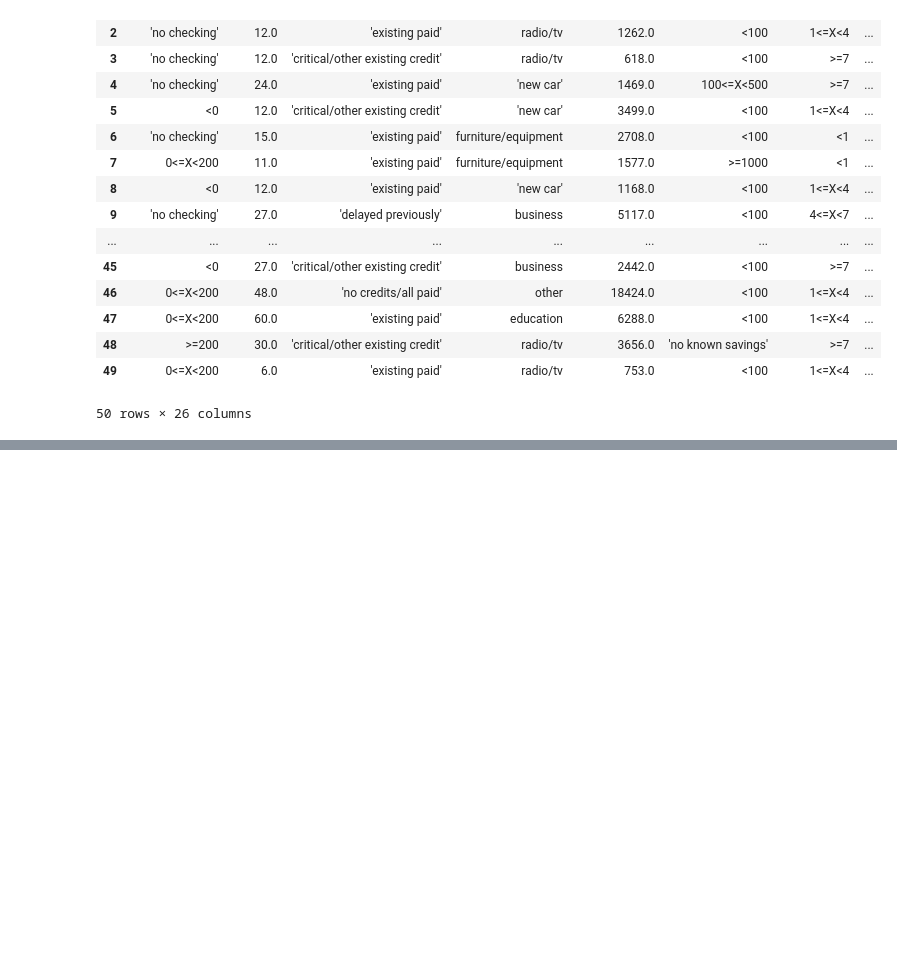
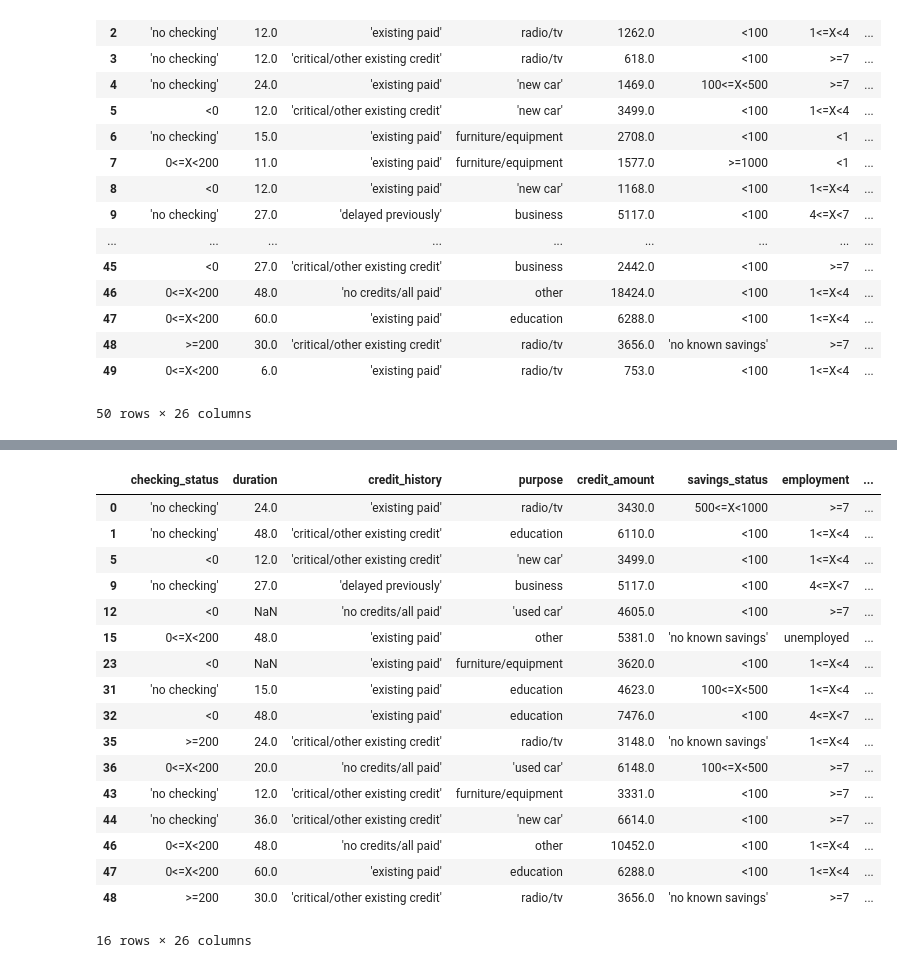
Before and after one commit to ifmm87/data-science-degree, a Jupyter notebook: Mineria de datos/Material/Semana1 MCDv2/Practica Prep Datos V2/Práctica Prep Datos 1/Practica 1.ipynb, the cells around one changed output, grey strips where cells are left out. Drawn from its saved outputs; the diff is of its cells as text; code cells hidden in the pictures; blank space fills up the shorter version.

```diff
--- a/Mineria de datos/Material/Semana1 MCDv2/Practica Prep Datos V2/Práctica Prep Datos 1/Practica 1.ipynb
+++ b/Mineria de datos/Material/Semana1 MCDv2/Practica Prep Datos V2/Práctica Prep Datos 1/Practica 1.ipynb
@@ -416,0 +494,24 @@ df
+# %%
+#Pregunta 16
+#Obtenga las instancias que cumplan la condición de un monto de crédito mayor a 3000\
+
+df.query('credit_amount >3000')
+# %% [output]
+|  | checking_status | duration | credit_history | purpose | credit_amount | savings_status | employment | ... |
+| 0 | 'no checking' | 24.0 | 'existing paid' | radio/tv | 3430.0 | 500<=X<1000 | >=7 | ... |
+| 1 | 'no checking' | 48.0 | 'critical/other existing credit' | education | 6110.0 | <100 | 1<=X<4 | ... |
+| 5 | <0 | 12.0 | 'critical/other existing credit' | 'new car' | 3499.0 | <100 | 1<=X<4 | ... |
+| 9 | 'no checking' | 27.0 | 'delayed previously' | business | 5117.0 | <100 | 4<=X<7 | ... |
+| 12 | <0 | NaN | 'no credits/all paid' | 'used car' | 4605.0 | <100 | >=7 | ... |
+| 15 | 0<=X<200 | 48.0 | 'existing paid' | other | 5381.0 | 'no known savings' | unemployed | ... |
+| 23 | <0 | NaN | 'existing paid' | furniture/equipment | 3620.0 | <100 | 1<=X<4 | ... |
+| 31 | 'no checking' | 15.0 | 'existing paid' | education | 4623.0 | 100<=X<500 | 1<=X<4 | ... |
+| 32 | <0 | 48.0 | 'existing paid' | education | 7476.0 | <100 | 4<=X<7 | ... |
+| 35 | >=200 | 24.0 | 'critical/other existing credit' | radio/tv | 3148.0 | 'no known savings' | 1<=X<4 | ... |
+| 36 | 0<=X<200 | 20.0 | 'no credits/all paid' | 'used car' | 6148.0 | 100<=X<500 | >=7 | ... |
+| 43 | 'no checking' | 12.0 | 'critical/other existing credit' | furniture/equipment | 3331.0 | <100 | >=7 | ... |
+| 44 | 'no checking' | 36.0 | 'critical/other existing credit' | 'new car' | 6614.0 | <100 | >=7 | ... |
+| 46 | 0<=X<200 | 48.0 | 'no credits/all paid' | other | 10452.0 | <100 | 1<=X<4 | ... |
+| 47 | 0<=X<200 | 60.0 | 'existing paid' | education | 6288.0 | <100 | 1<=X<4 | ... |
+| 48 | >=200 | 30.0 | 'critical/other existing credit' | radio/tv | 3656.0 | 'no known savings' | >=7 | ... |
+16 rows × 26 columns
```
Also changed, not shown: parts of 18 cells of this notebook, 1 other file.
